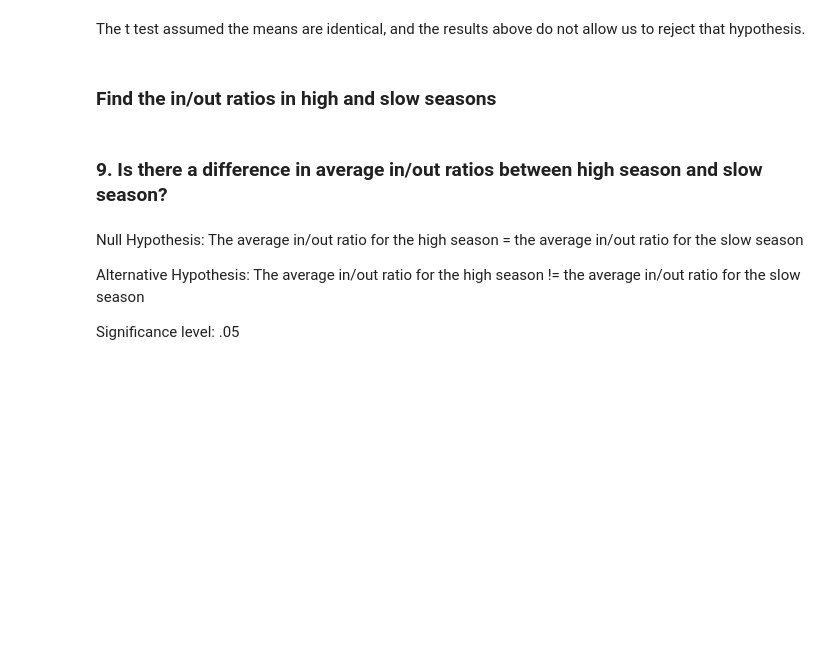
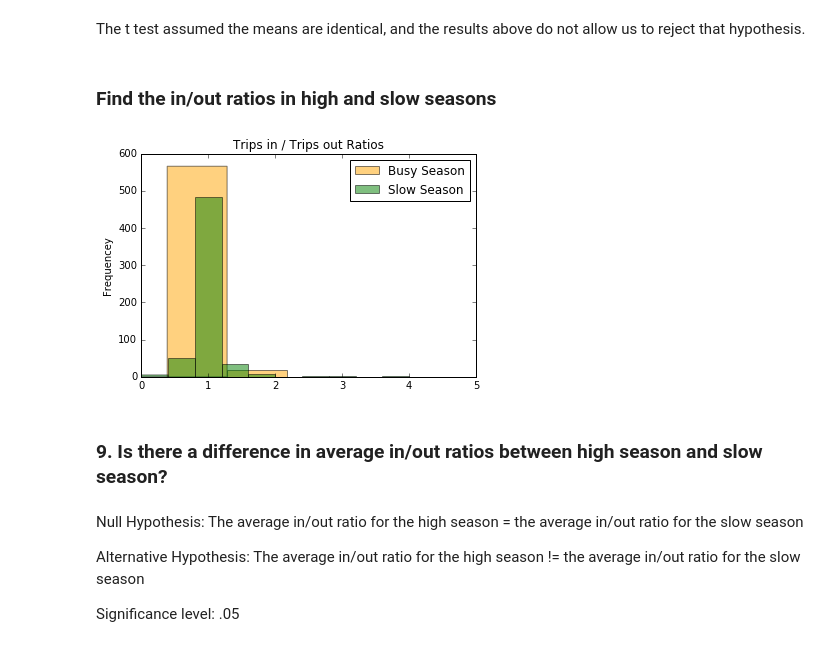
Before and after one commit to dgeihsler15/Springboard, a Jupyter notebook: Capstone1/Additional_EDA_inferential_statistics.ipynb, the cells around one changed output. Drawn from its saved outputs; the diff is of its cells as text; code cells hidden in the pictures; blank space fills up the shorter version.

```diff
--- a/Capstone1/Additional_EDA_inferential_statistics.ipynb
+++ b/Capstone1/Additional_EDA_inferential_statistics.ipynb
@@ -721,6 +719,16 @@ ol.index.names= ['station_id']
 iol = il.join(ol, how='outer')
 iol['in_out_ratio'] = iol.trips_in / iol.trips_out
 iol = iol.fillna(0)
+# %%
+plt.hist(list(ioh.in_out_ratio), color='orange', label ='Busy Season', alpha=.5)
+plt.hist(list(iol.in_out_ratio), color='green', label = 'Slow Season', alpha=.5)
+plt.xlim(0,5)
+plt.legend(loc='upper right')
+plt.title("Trips in / Trips out Ratios")
+plt.ylabel("Frequencey")
+plt.show()
+# %% [output]
+[figure, added]
 # %% [markdown]
 ### 9. Is there a difference in average in/out ratios between high season and slow season?
 # %% [markdown]
```
Also changed, not shown: parts of 29 cells of this notebook.
